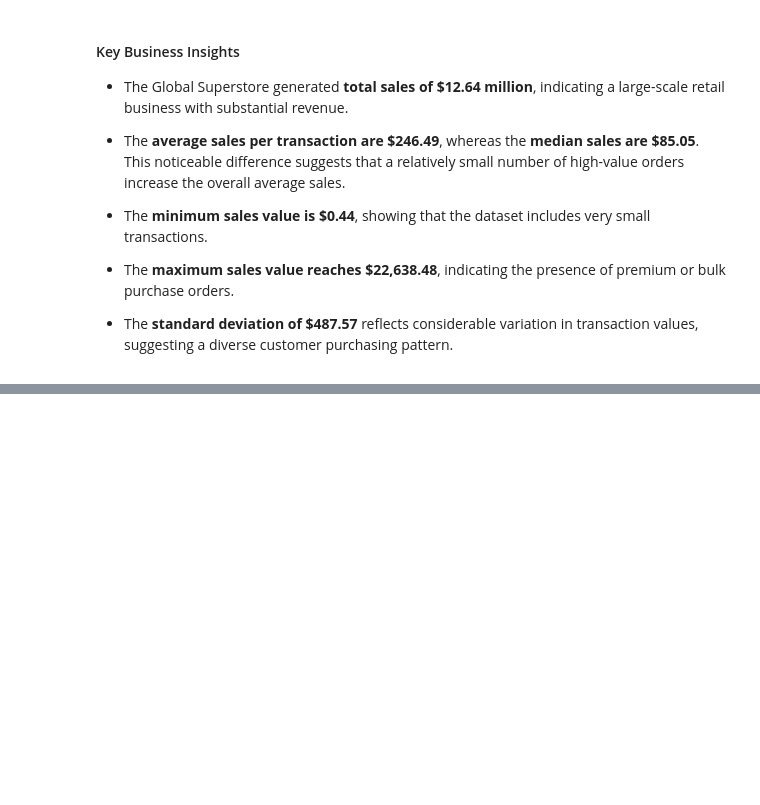
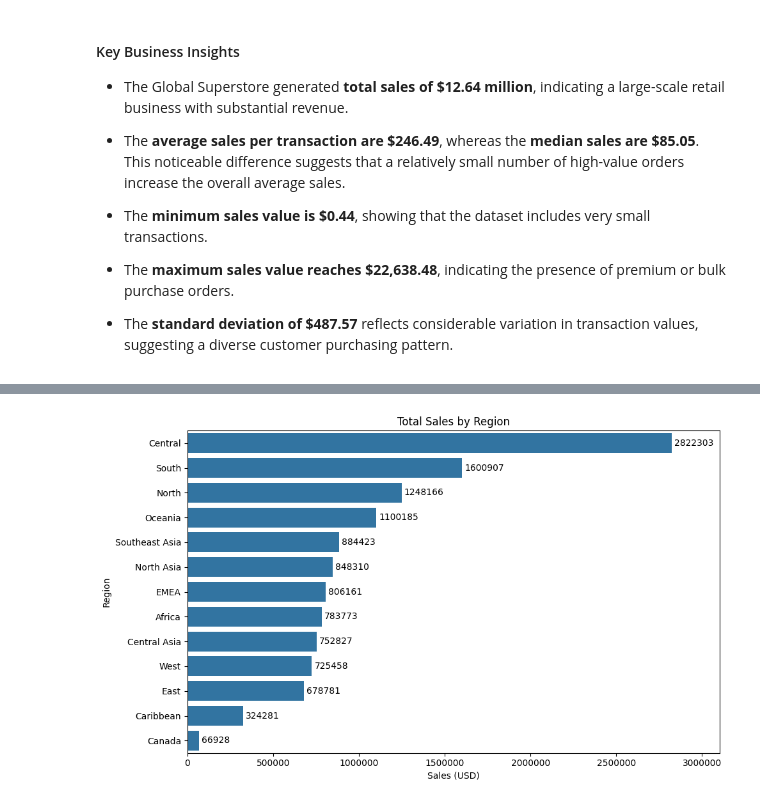
Before and after one commit to huzaifawaheed2/DevelopersHub-Corporation-Advanced-Internship, a Jupyter notebook: Project-03-Interactive-Business-Dashboard/notebooks/Business_Dashboard_Preprocessing.ipynb, the cells around one changed output, grey strips where cells are left out. Saved outputs shown, nothing was run; the diff lists cells and outputs as text; code cells hidden in the pictures; blank space fills up the shorter version.

```diff
--- a/Project-03-Interactive-Business-Dashboard/notebooks/Business_Dashboard_Preprocessing.ipynb
+++ b/Project-03-Interactive-Business-Dashboard/notebooks/Business_Dashboard_Preprocessing.ipynb
@@ -570,0 +737,19 @@ sales_summary
+# %%
+# Calculate total sales by region
+
+region_sales = (
+    df_clean
+    .groupby("Region", as_index=False)["Sales"]
+    .sum()
+    .sort_values(by="Sales", ascending=False)
+)
+
+# Display dataframe (formatted values)
+
+region_sales_display = region_sales.copy()
+
+region_sales_display["Sales"] = region_sales_display["Sales"].map(
+    lambda x: f"${x:,.2f}"
+)
+
+region_sales_display
@@ -570,0 +775,38 @@ sales_summary
+# %%
+# Create sales by region horizontal bar chart
+
+plt.figure(figsize=(10,6))
+
+ax = sns.barplot(
+    data=region_sales,
+    y="Region",
+    x="Sales"
+)
+
+# Add sales labels
+
+for container in ax.containers:
+    ax.bar_label(
+        container,
+        fmt="%.0f",
+        padding=3
+    )
+
+plt.xlim(0, region_sales["Sales"].max() * 1.10)
+plt.ticklabel_format(style="plain", axis="x")
+
+plt.title("Total Sales by Region")
+plt.xlabel("Sales (USD)")
+plt.ylabel("Region")
+
+plt.tight_layout()
+
+# plt.savefig(
+#     "../outputs/figures/03_sales_by_region.png",
+#     dpi=300,
+#     bbox_inches="tight"
+# )
+
+plt.show()
+# %% [output]
+[figure, added]
```
Also changed, not shown: parts of 51 cells of this notebook.
